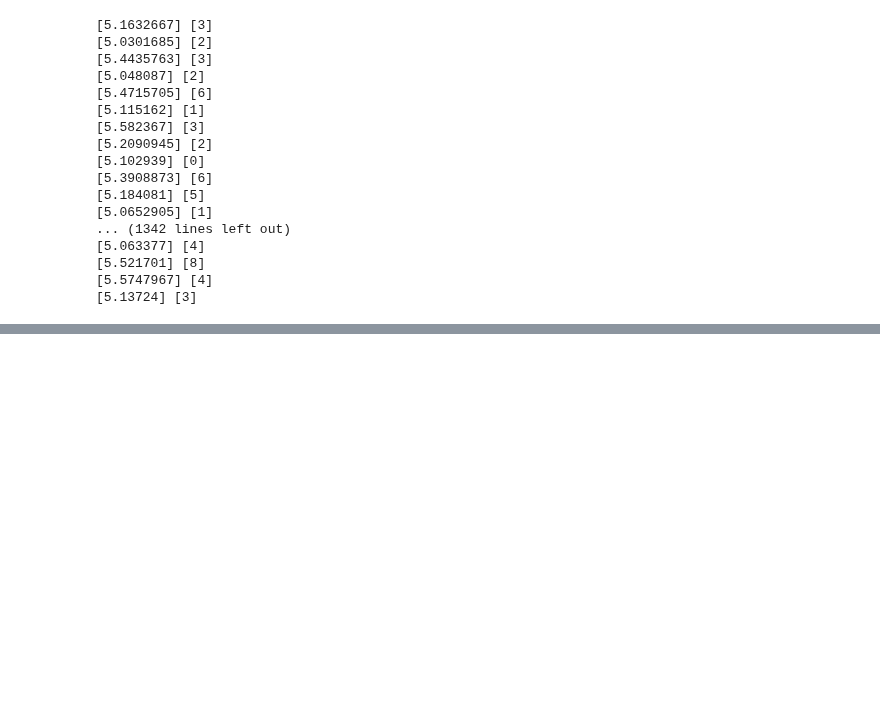
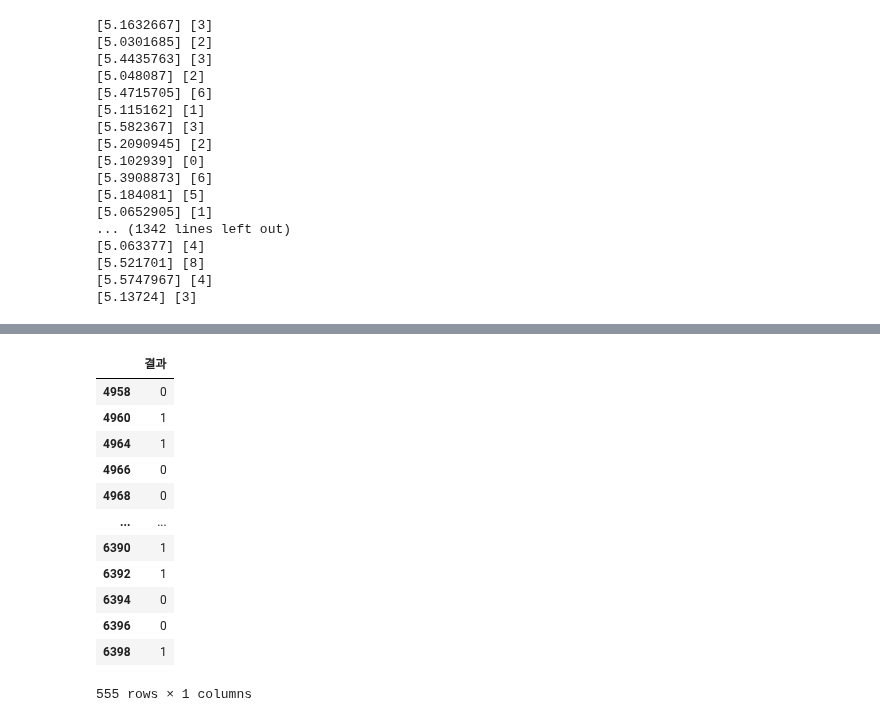
Before and after one commit to seonghunYang/big_contest2020, a Jupyter notebook: Model5_득점_실점_basic_모델.ipynb, the cells around one changed output, grey strips where cells are left out. Saved outputs shown, nothing was run; the diff lists cells and outputs as text; code cells hidden in the pictures; blank space fills up the shorter version.

```diff
--- a/Model5_득점_실점_basic_모델.ipynb
+++ b/Model5_득점_실점_basic_모델.ipynb
@@ -388,0 +534,26 @@ for i in enumerate(y_test_h):
+# %%
+pt = y_test_p[0::2]
+# %%
+def winloss(row):
+  if row['결과'] == 'W':
+    row['결과'] = 1
+  else:
+    row['결과'] = 0
+
+  return row
+pt = pt.apply(winloss, axis=1)
+pt
+# %% [output]
+|  | 결과 |
+| 4958 | 0 |
+| 4960 | 1 |
+| 4964 | 1 |
+| 4966 | 0 |
+| 4968 | 0 |
+| ... | ... |
+| 6390 | 1 |
+| 6392 | 1 |
+| 6394 | 0 |
+| 6396 | 0 |
+| 6398 | 1 |
+555 rows × 1 columns
```
Also changed, not shown: parts of 37 cells of this notebook.
